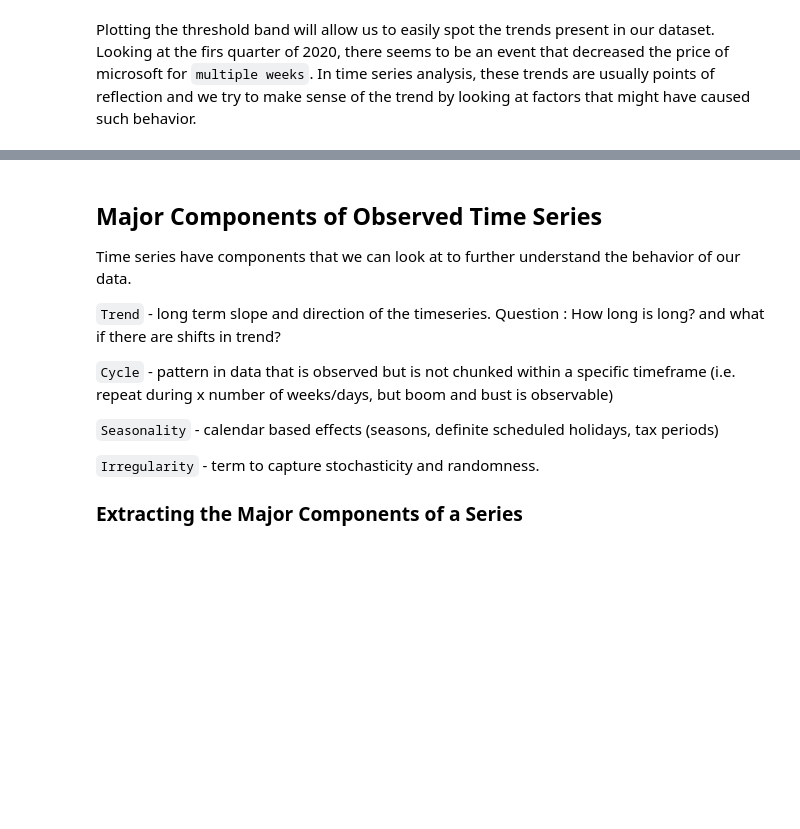
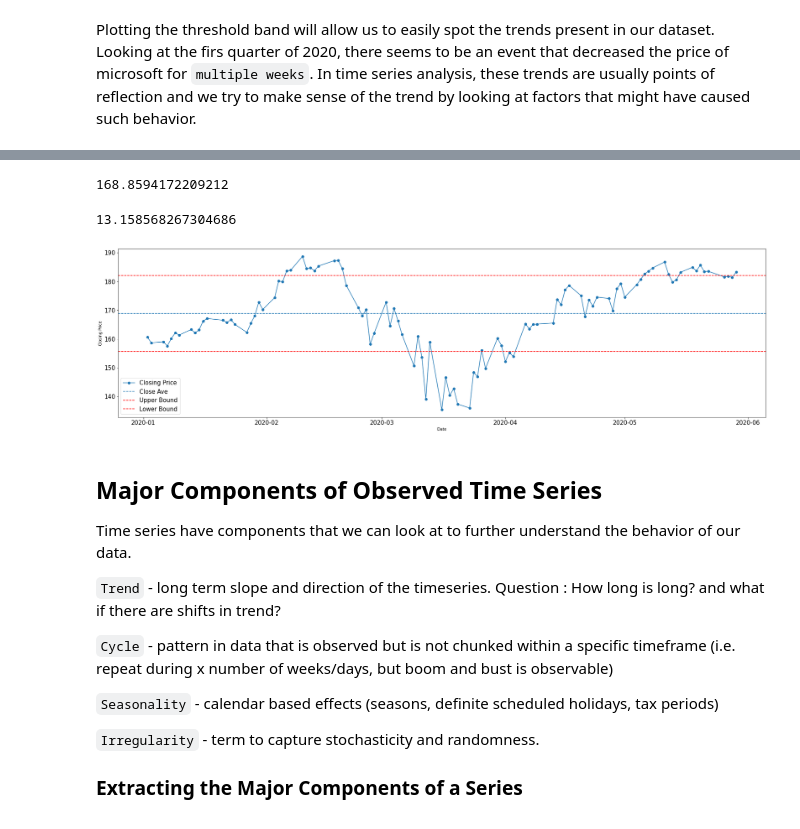
Before and after one commit to francheska-vicente/datapre-notebooks, a Jupyter notebook: 08 - Time Series Analysis.ipynb, the cells around one changed output, grey strips where cells are left out. Cells and saved outputs as stored; diff of their text form; code cells hidden in the pictures; blank space fills up the shorter version.

```diff
--- a/08 - Time Series Analysis.ipynb
+++ b/08 - Time Series Analysis.ipynb
@@ -432,3 +560,41 @@ plt.ylabel('Closing Price');
+# %%
+# -> We can also try to do it this way.
+outlier_sample.Close.mean()
+# %% [output]
+168.8594172209212
+# %%
+outlier_sample.Close.std()
+# %% [output]
+13.158568267304686
+# %%
+plt.figure(figsize=(30,8))
+
+plt.plot(outlier_sample['Date'], outlier_sample['Close'], label='Closing Price', marker='o')
+
+plt.axhline(outlier_sample['Close'].mean(), label='Close Ave', linestyle='--')
+
+
+plt.axhline(outlier_sample['Close'].mean() + outlier_sample.Close.std(), label='Upper Bound', linestyle='--', color='red')
+
+plt.axhline(outlier_sample['Close'].mean() - outlier_sample.Close.std(), label='Lower Bound', linestyle='--', color='red')
+
+plt.legend(fontsize=15)
+plt.xticks(fontsize=15)
+plt.yticks(fontsize=15)
+plt.xlabel('Date')
+plt.ylabel('Closing Price');
+
+# -> As we can see, it is the same graph. We can also have a
+# multiplier for the standard deviation to widen the range.
+# outlier_sample['Close'].mean() - (2 *  outlier_sample.Close.std())
+# -> The z-score just changes the data to follow a normal
+# distribution so that it is balanced.
+# -> NOTE: This allows us to find the dates that are out of the
+# ordinary, wherein it drops significantly. Then, we can analyze
+# these dates: what happened during these dates, and what factors
+# that might have contributed to price drops.
+# %% [output]
+[figure, added]
 # %% [markdown]
 ## Major Components of Observed Time Series
 
```
Also changed, not shown: parts of 19 cells of this notebook.
